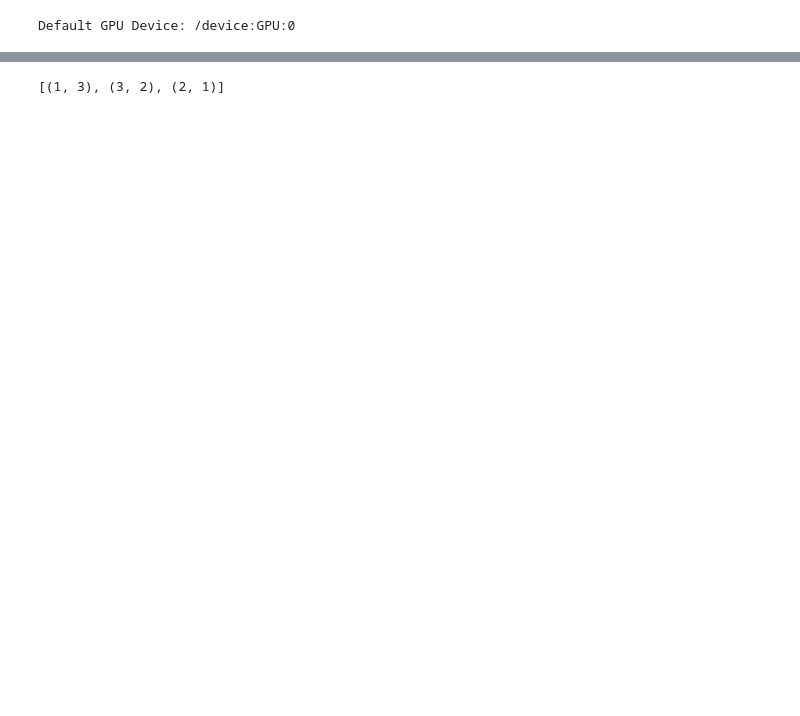
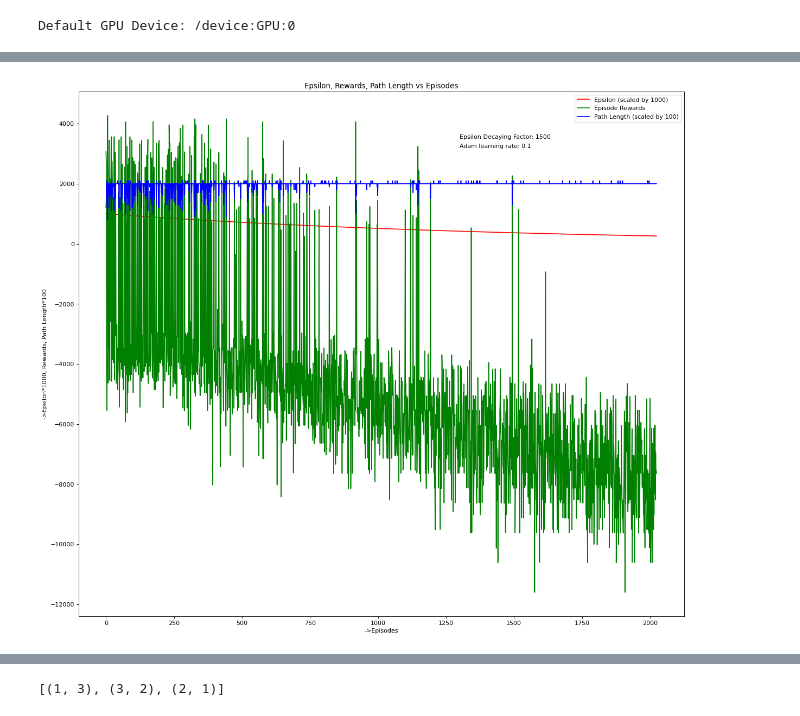
Before and after one commit to santoshpavan/DeepLearningforVRP, a Jupyter notebook: vrp_dqn_update.ipynb, the cells around one changed output, grey strips where cells are left out. Saved outputs shown, nothing was run; the diff lists cells and outputs as text; code cells hidden in the pictures; blank space fills up the shorter version.

```diff
--- a/vrp_dqn_update.ipynb
+++ b/vrp_dqn_update.ipynb
@@ -616 +655,5 @@ Path is: [1, 1, 1, 1, 2, 8, 6, 9, 9, 7, 2, 1, 1, 2, 5, 3, 6, 8, 3, 4];P and R: 1
+# %%
+plot_this(epsilon_scaled, rewards_list, path_scaled, environment)
+# %% [output]
+[figure, added]
 # %%
```
Also changed, not shown: parts of 10 cells of this notebook.
